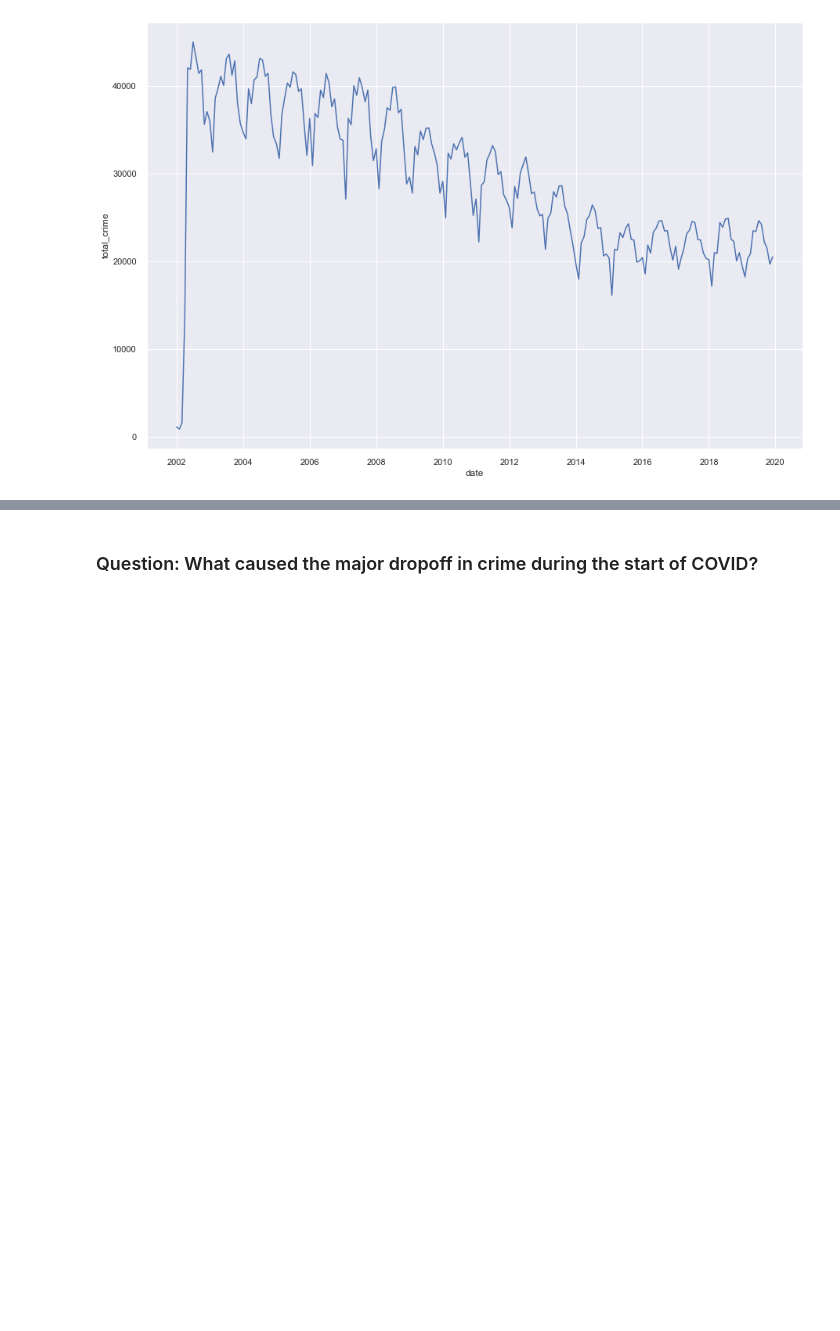
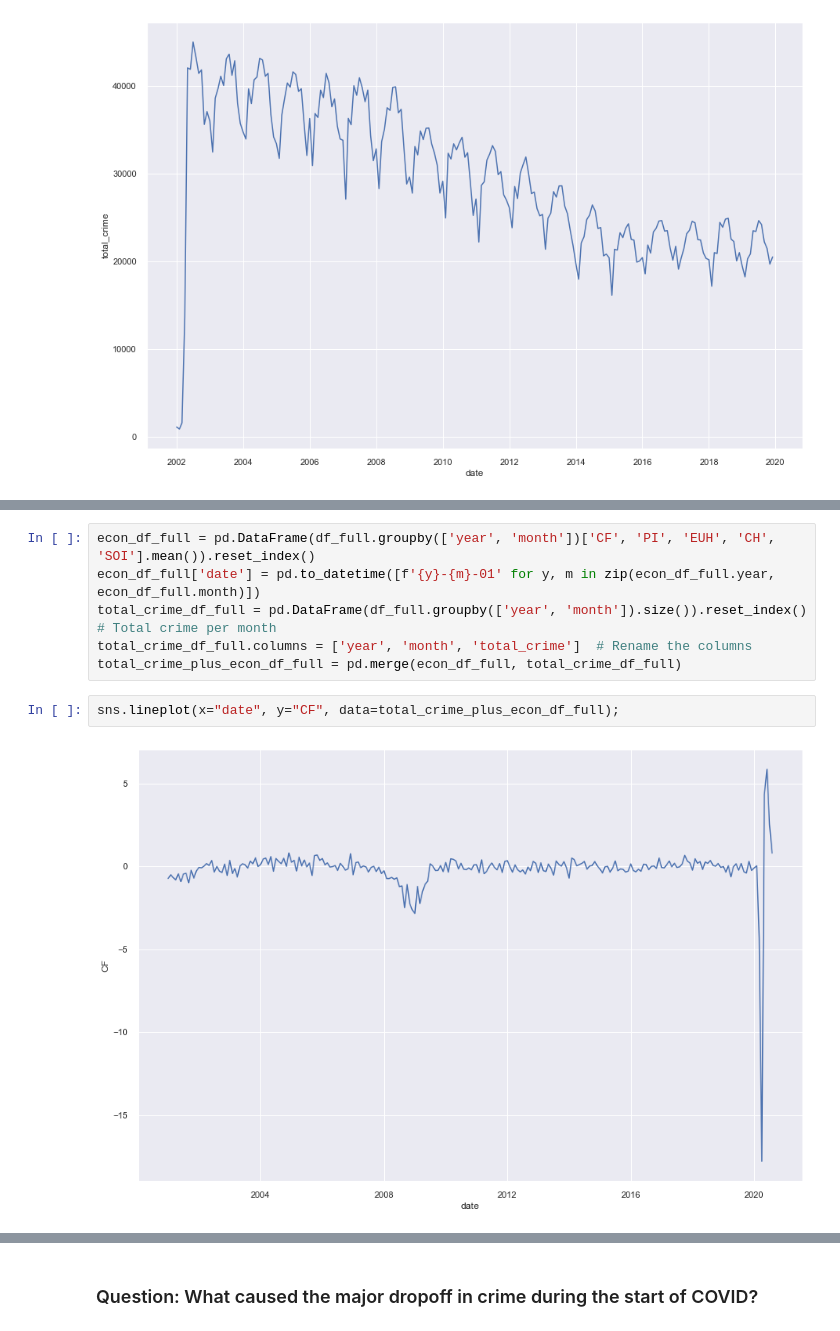
Before and after one commit to tjdolan121/4502Proj, a Jupyter notebook: forge/code/EDA_proposed.ipynb, the cells around one changed output, grey strips where cells are left out. Drawn from its saved outputs; the diff is of its cells as text; blank space fills up the shorter version.

```diff
--- a/forge/code/EDA_proposed.ipynb
+++ b/forge/code/EDA_proposed.ipynb
@@ -406,0 +407,10 @@ Even though crime has a seasonal "cyclical" component, right when crime was "sup
+# %%
+econ_df_full = pd.DataFrame(df_full.groupby(['year', 'month'])['CF', 'PI', 'EUH', 'CH', 'SOI'].mean()).reset_index()
+econ_df_full['date'] = pd.to_datetime([f'{y}-{m}-01' for y, m in zip(econ_df_full.year, econ_df_full.month)])
+total_crime_df_full = pd.DataFrame(df_full.groupby(['year', 'month']).size()).reset_index()  # Total crime per month
+total_crime_df_full.columns = ['year', 'month', 'total_crime']  # Rename the columns
+total_crime_plus_econ_df_full = pd.merge(econ_df_full, total_crime_df_full)
+# %%
+sns.lineplot(x="date", y="CF", data=total_crime_plus_econ_df_full);
+# %% [output]
+[figure, added]
```
Also changed, not shown: parts of 8 cells of this notebook.
